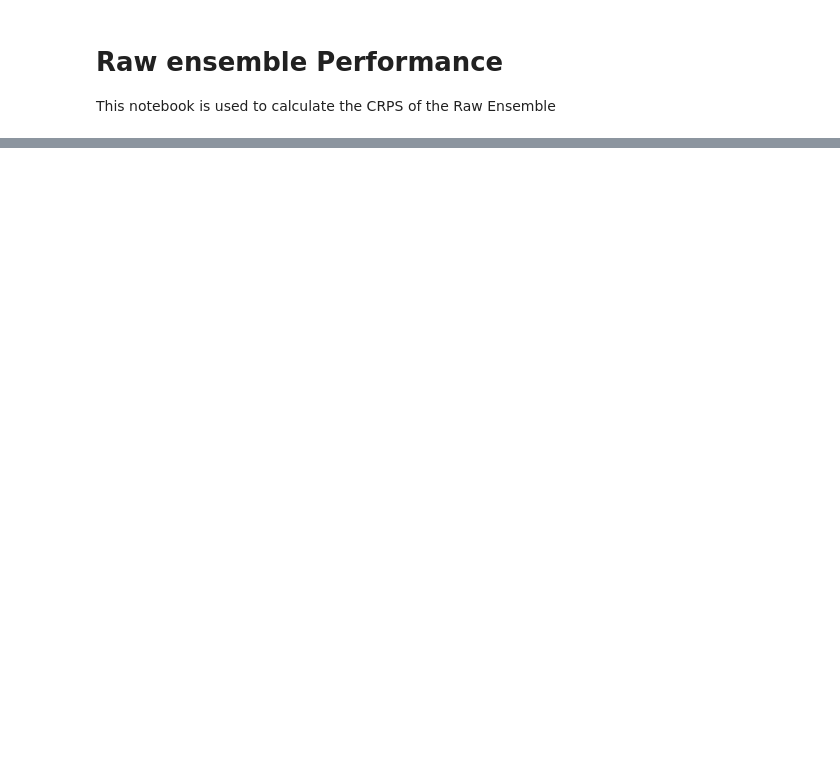
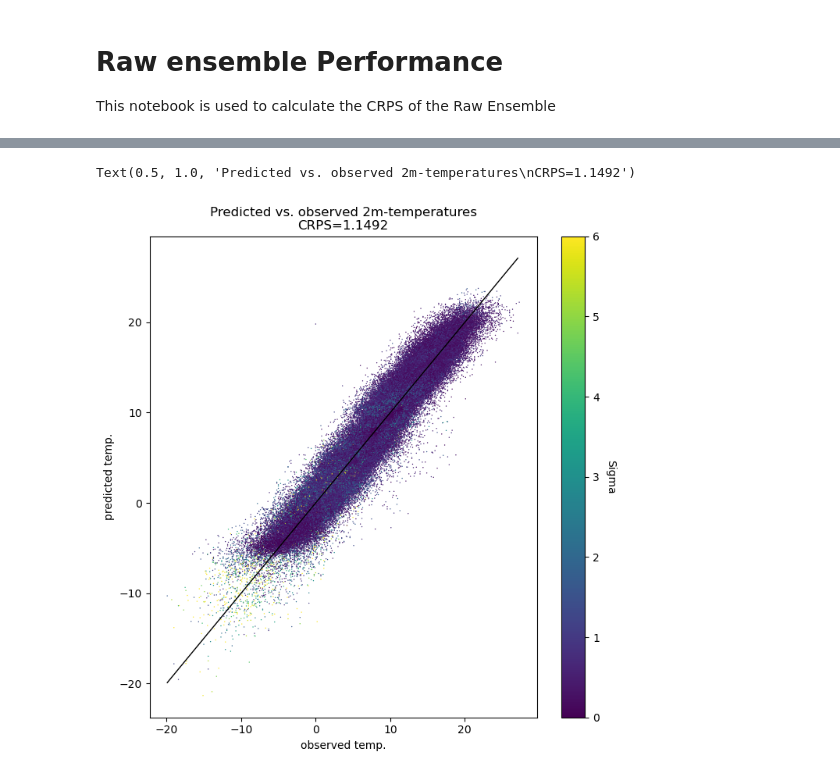
Before and after one commit to m-j-w-f/GNNPP, a Jupyter notebook: slerch_test/raw_ensemble.ipynb, the cells around one changed output, grey strips where cells are left out. Saved outputs shown, nothing was run; the diff lists cells and outputs as text; code cells hidden in the pictures; blank space fills up the shorter version.

```diff
--- a/slerch_test/raw_ensemble.ipynb
+++ b/slerch_test/raw_ensemble.ipynb
@@ -43,0 +22,4 @@ NameError: name 'np' is not defined
+# %%
+# sort by date and station
+data = data.sort_values(by=['date', 'station'])
+data2 = data2.sort_values(by=['date', 'station'])
@@ -43,0 +102,14 @@ NameError: name 'np' is not defined
+# %%
+plt.figure(figsize=(8,8))
+plt.plot(np.arange(np.min(data2_clean.obs),np.max(data2_clean.obs),1), np.arange(np.min(data2_clean.obs),np.max(data2_clean.obs),1), linewidth=1, color="black")  # line
+plt.scatter(data2_clean.obs, data2_clean.t2m_mean, c=data2_clean.t2m_var, s=1, linewidth=0, cmap="viridis", vmin=0, vmax=6)
+
+
+cbar = plt.colorbar()
+cbar.set_label('Sigma', rotation=270, labelpad=15)
+plt.xlabel('observed temp.')
+plt.ylabel('predicted temp.')
+plt.title(f"Predicted vs. observed 2m-temperatures\nCRPS={crpsMean_2016:.4f}")
+# %% [output]
+Text(0.5, 1.0, 'Predicted vs. observed 2m-temperatures\nCRPS=1.1492')
+[figure, added]
```
Also changed, not shown: parts of 18 cells of this notebook, 12 other files.
